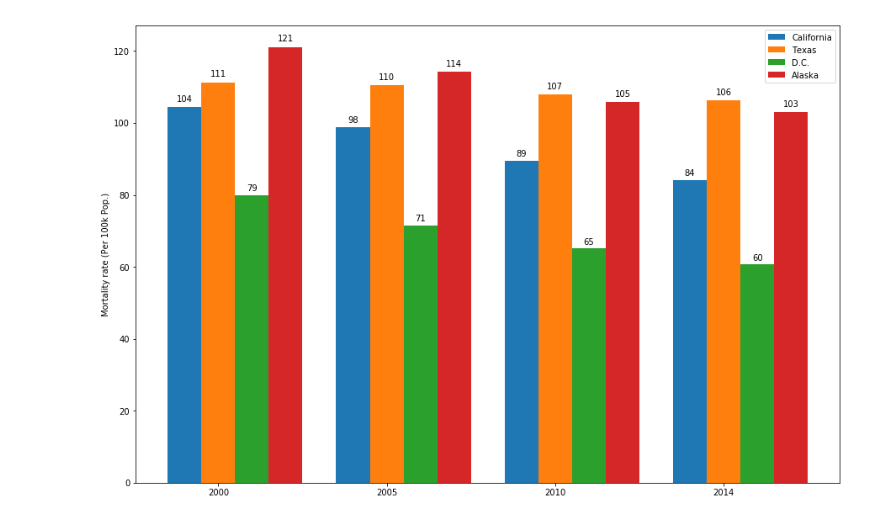
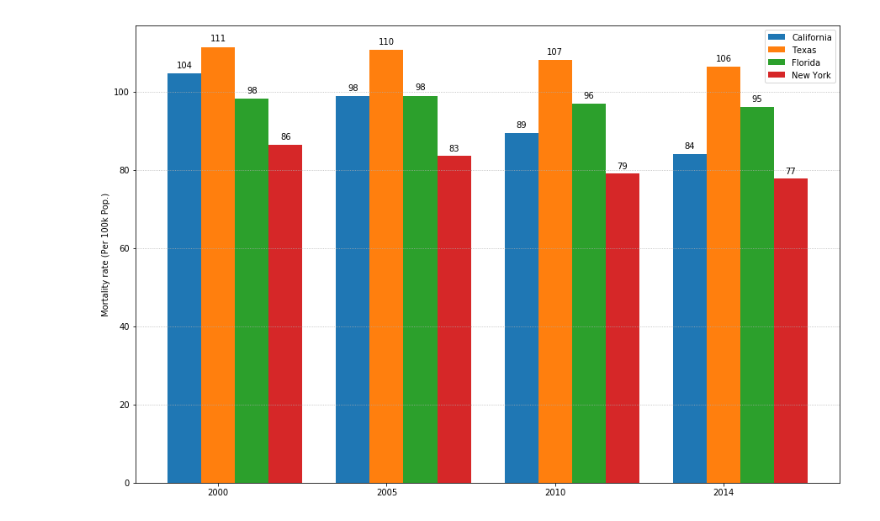
Before and after one commit to sangchoi93/US_Pollution, a Jupyter notebook: US_Pollution_Graphs.ipynb, the cells around one changed output. Cells and saved outputs as stored; diff of their text form; code cells hidden in the pictures.

```diff
--- a/US_Pollution_Graphs.ipynb
+++ b/US_Pollution_Graphs.ipynb
@@ -7,13 +9,16 @@ import pickle
 # Used for Bar Graphs
 import matplotlib.pyplot as plt
 # Used for Plotting choropleth maps
+import plotly
 from plotly.offline import init_notebook_mode, iplot
 from plotly.graph_objs import *
 init_notebook_mode(connected=True)
+
+# Loading Pkl files
+df_poll = pickle.load( open( "df_us_pollution.pkl", "rb" ) )
+df_poll_grouped = pickle.load(open("df_grouped.pkl", "rb"))
+df_mort = pickle.load( open( "df_resp_mortality.pkl", "rb" ) )
 # %%
-# Loading Pkl files
-df_poll = pickle.load( open( "df_us_pollution.pkl", "rb" ) )
-df_mort = pickle.load( open( "df_resp_mortality.pkl", "rb" ) )
 
 #Sums the total mortality rates per state per year (First makes mortality rate into float to be able to sum)
 df_mort_nums =df_mort
@@ -30,8 +35,8 @@ df_mort_2014 = df_mort2.loc[df_mort2['year'].isin(['2014'])]
 df_mort_CA = df_mort2.loc[df_mort2['state'].isin(['California'])]
 df_mort_TX = df_mort2.loc[df_mort2['state'].isin(['Texas'])]
 
-df_mort_DC = df_mort2.loc[df_mort2['state'].isin(['District of Columbia'])]
-df_mort_AK = df_mort2.loc[df_mort2['state'].isin(['Alaska'])]
+df_mort_FL = df_mort2.loc[df_mort2['state'].isin(['Florida'])]
+df_mort_NY = df_mort2.loc[df_mort2['state'].isin(['New York'])]
 # %%
 # Df for plotly map
 d = {'code':     ["AL", "AK", "AZ", "AR", "CA", "CO", "CT", "DC", "DE", "FL", "GA",
@@ -202,33 +207,34 @@ iplot(fig, filename = '2014_Resp_Mortality')
 # %% [output]
 [interactive output not drawn]
 # %%
-# Picked the two states with most pop
+# Picked the 4 states with most pop
 ind = np.arange(4)
 width = 0.2
 fig = plt.figure()
 ax = fig.add_subplot(111)
-
+plt.grid(which='major',axis='y', linestyle=':')
 b1 = ax.bar(ind, df_mort_CA['mortality_rate'], width, color='C0')
 b2 = ax.bar(ind+width, df_mort_TX['mortality_rate'], width, color='C1')
-b3 = ax.bar(ind+width*2, df_mort_DC['mortality_rate'], width, color='C2')
-b4 = ax.bar(ind+width*3, df_mort_AK['mortality_rate'], width, color='C3')
+b3 = ax.bar(ind+width*2, df_mort_FL['mortality_rate'], width, color='C2')
+b4 = ax.bar(ind+width*3, df_mort_NY['mortality_rate'], width, color='C3')
 
 ax.set_ylabel('Mortality rate (Per 100k Pop.)')
 ax.set_xticks(ind+width)
 ax.set_xticklabels( ('2000', '2005', '2010', '2014') )
-ax.legend( (b1[0], b2[0], b3[0], b4[0]), ('California', 'Texas', 'D.C.', 'Alaska' ) )
+ax.legend( (b1[0], b2[0], b3[0], b4[0]), ('California', 'Texas', 'Florida', 'New York' ) )
 
 def autolabel(rects):
     for rect in rects:
         h = rect.get_height()
         ax.text(rect.get_x()+rect.get_width()/2., 1.01*h, '%d'%int(h),
                 ha='center', va='bottom')
 
 autolabel(b1)
 autolabel(b2)
 autolabel(b3)
 autolabel(b4)
 fig.set_size_inches(15, 10, forward=True)
+
 plt.show()
 # %% [output]
-[figure, old version]
+[figure, new version]
```
Also changed, not shown: parts of 22 cells of this notebook.
